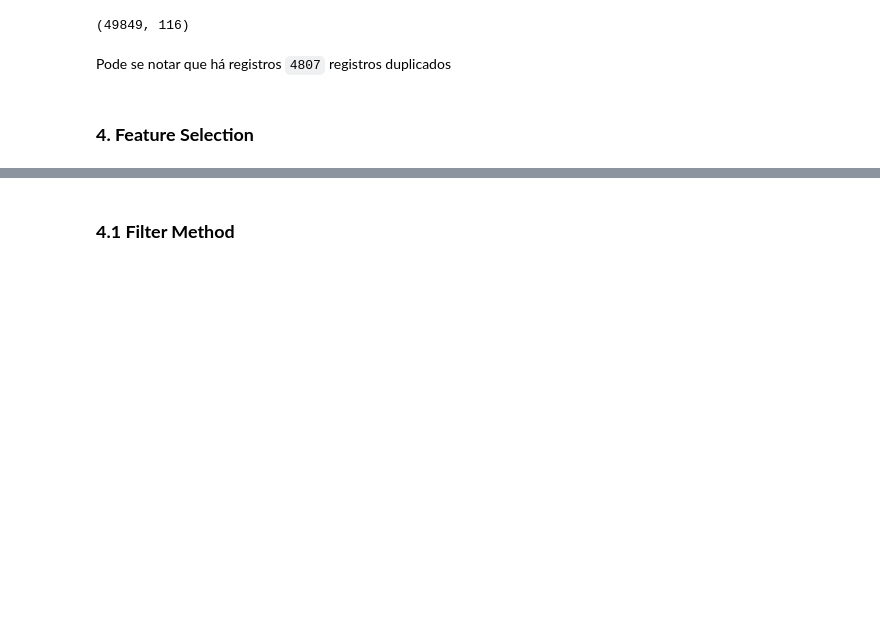
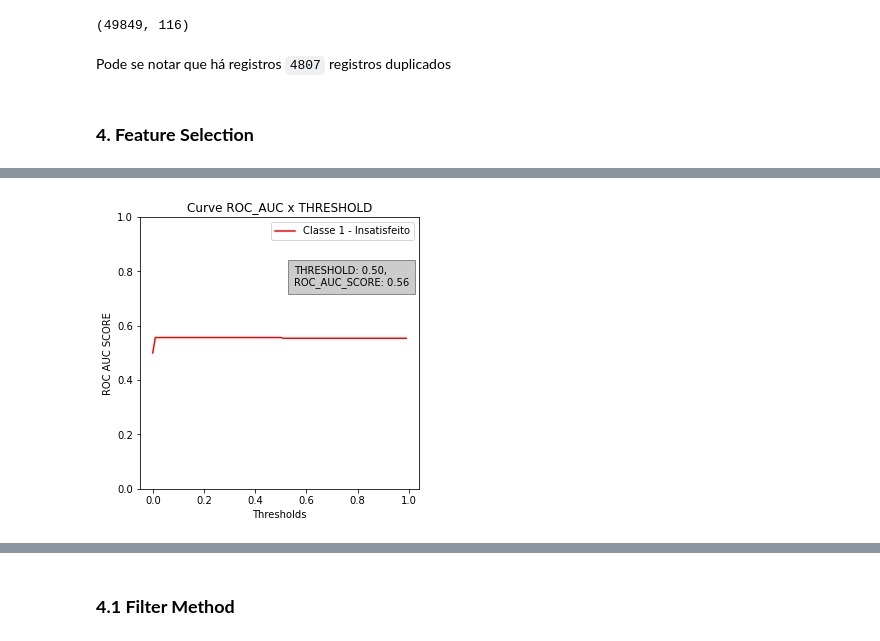
Before and after one commit to GabrielFonsecaNunes/data_master_santander-customer_satisfaction, a Jupyter notebook: Santander_Customer_Satisfaction_Case.ipynb, the cells around one changed output, grey strips where cells are left out. Saved outputs shown, nothing was run; the diff lists cells and outputs as text; code cells hidden in the pictures; blank space fills up the shorter version.

```diff
--- a/Santander_Customer_Satisfaction_Case.ipynb
+++ b/Santander_Customer_Satisfaction_Case.ipynb
@@ -610,0 +774,4 @@ Pode se notar que há registros `4807` registros duplicados
+# %%
+plot_thresholds_auc_curve(y_test, y_proba)
+# %% [output]
+[figure, added]
```
Also changed, not shown: parts of 38 cells of this notebook.
